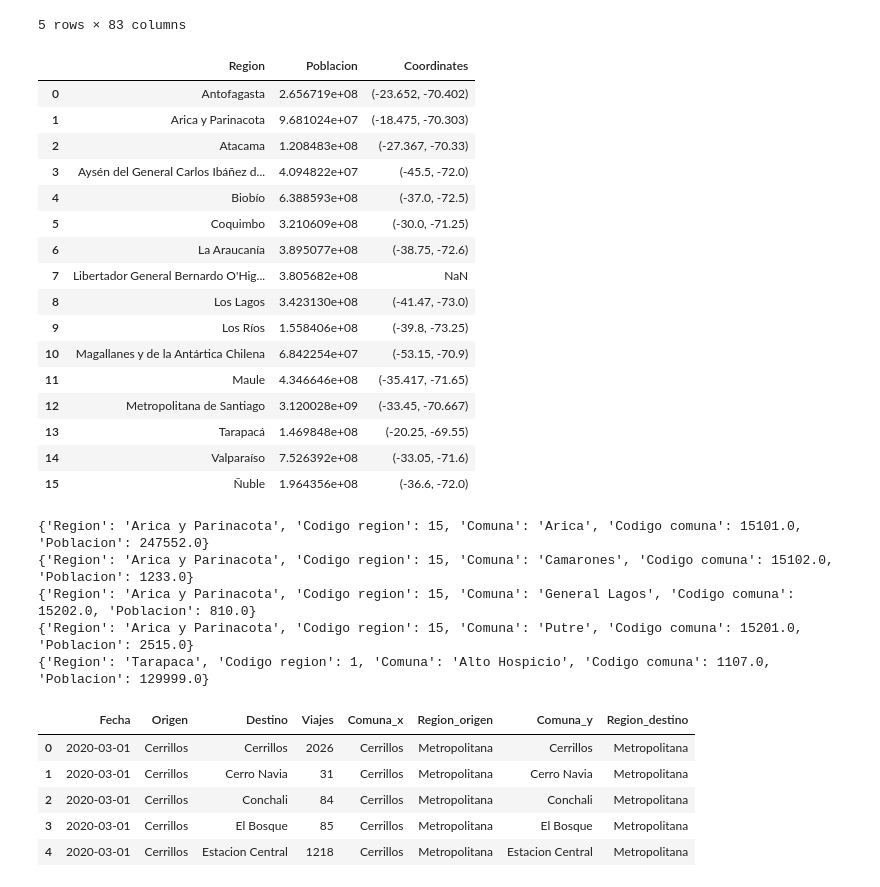
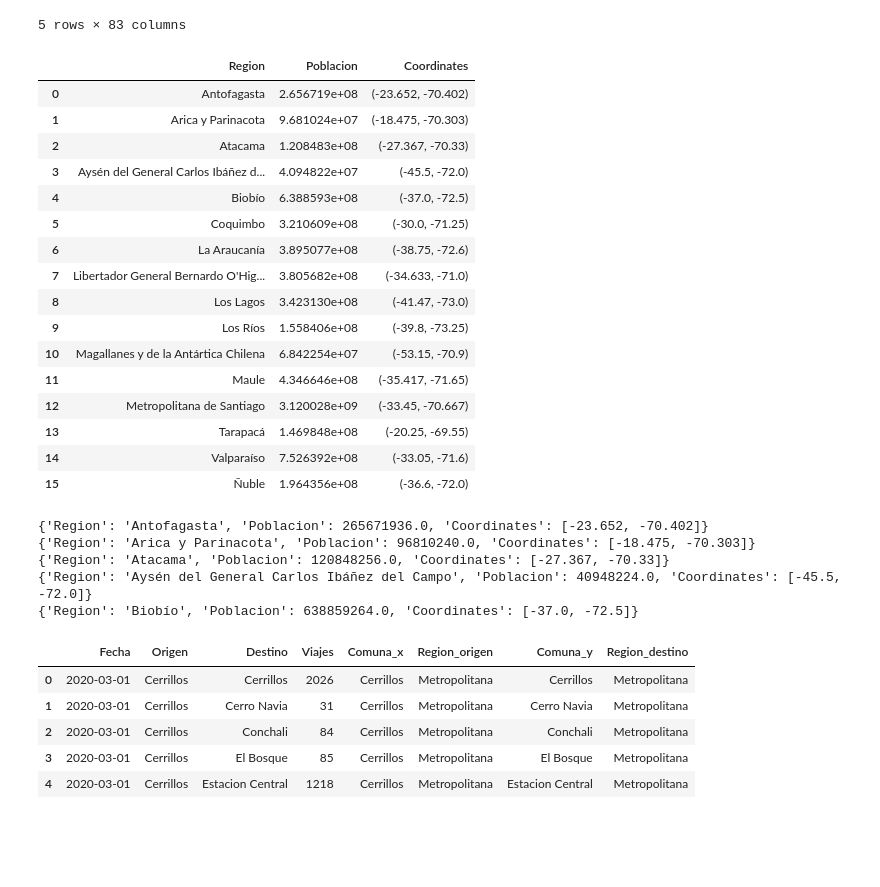
Before and after one commit to Ivan-Arias/Covid-19-Mov, a Jupyter notebook: Movilidad_Chile.ipynb, the cells around one changed output. Drawn from its saved outputs; the diff is of its cells as text; code cells hidden in the pictures; blank space fills up the shorter version.

```diff
--- a/Movilidad_Chile.ipynb
+++ b/Movilidad_Chile.ipynb
@@ -489,8 +489,6 @@ df_poblacion.head()
 # %%
 df_poblacion = df_poblacion[['Region', 'Codigo region', 'Comuna', 'Codigo comuna', 'Poblacion']]
 # %%
-# prompt: necesito un df que contenga la región y la población total por región, acompañada de una nueva columna que tenga las coordenadas de latitud y longitud de la región
-
 # Create a dictionary to store region coordinates (replace with actual coordinates)
 region_coordinates = {
     'Arica y Parinacota': (-18.475, -70.303),
@@ -500,35 +498,35 @@ region_coordinates = {
     'Coquimbo': (-30.0, -71.25),
     'Valparaíso': (-33.05, -71.6),
     'Metropolitana de Santiago': (-33.45, -70.667),
-    'Libertador General Bernardo O''Higgins': (-34.633, -71.0),
+    'Libertador General Bernardo O\'Higgins': (-34.633, -71.0),
     'Maule': (-35.417, -71.65),
     'Ñuble': (-36.6, -72.0),
     'Biobío': (-37.0, -72.5),
     'La Araucanía': (-38.75, -72.6),
     'Los Ríos': (-39.8, -73.25),
     'Los Lagos': (-41.47, -73.0),
     'Aysén del General Carlos Ibáñez del Campo': (-45.5, -72.0),
     'Magallanes y de la Antártica Chilena': (-53.15, -70.9)
 }
 
 # Group by region and sum the population
 population_by_region = df.groupby('Region')['Poblacion'].sum().reset_index()
 
 # Add the coordinates column
 population_by_region['Coordinates'] = population_by_region['Region'].map(region_coordinates)
 
 # Display the DataFrame
 population_by_region
 # %% [output]
 |  | Region | Poblacion | Coordinates |
 | 0 | Antofagasta | 2.656719e+08 | (-23.652, -70.402) |
 | 1 | Arica y Parinacota | 9.681024e+07 | (-18.475, -70.303) |
 | 2 | Atacama | 1.208483e+08 | (-27.367, -70.33) |
 | 3 | Aysén del General Carlos Ibáñez d... | 4.094822e+07 | (-45.5, -72.0) |
 | 4 | Biobío | 6.388593e+08 | (-37.0, -72.5) |
 | 5 | Coquimbo | 3.210609e+08 | (-30.0, -71.25) |
 | 6 | La Araucanía | 3.895077e+08 | (-38.75, -72.6) |
-| 7 | Libertador General Bernardo O'Hig... | 3.805682e+08 | NaN |
+| 7 | Libertador General Bernardo O'Hig... | 3.805682e+08 | (-34.633, -71.0) |
 | 8 | Los Lagos | 3.423130e+08 | (-41.47, -73.0) |
 | 9 | Los Ríos | 1.558406e+08 | (-39.8, -73.25) |
 | 10 | Magallanes y de la Antártica Chilena | 6.842254e+07 | (-53.15, -70.9) |
@@ -559,9 +538,9 @@ print(population_by_region[population_by_region['Region'] == 'Libertador General
 # %%
 import json
 
-df_poblacion.to_json('df_poblacion.json', orient='records')
+population_by_region.to_json('population_by_region.json', orient='records')
 
-with open('df_poblacion.json', 'r') as f:
+with open('population_by_region.json', 'r') as f:
     data = json.load(f)
 
 # Mostrar los primeros 5 registros
@@ -569,11 +548,11 @@ for i in range(5):
     data[i]
     print(data[i])
 # %% [output]
-{'Region': 'Arica y Parinacota', 'Codigo region': 15, 'Comuna': 'Arica', 'Codigo comuna': 15101.0, 'Poblacion': 247552.0}
-{'Region': 'Arica y Parinacota', 'Codigo region': 15, 'Comuna': 'Camarones', 'Codigo comuna': 15102.0, 'Poblacion': 1233.0}
-{'Region': 'Arica y Parinacota', 'Codigo region': 15, 'Comuna': 'General Lagos', 'Codigo comuna': 15202.0, 'Poblacion': 810.0}
-{'Region': 'Arica y Parinacota', 'Codigo region': 15, 'Comuna': 'Putre', 'Codigo comuna': 15201.0, 'Poblacion': 2515.0}
-{'Region': 'Tarapaca', 'Codigo region': 1, 'Comuna': 'Alto Hospicio', 'Codigo comuna': 1107.0, 'Poblacion': 129999.0}
+{'Region': 'Antofagasta', 'Poblacion': 265671936.0, 'Coordinates': [-23.652, -70.402]}
+{'Region': 'Arica y Parinacota', 'Poblacion': 96810240.0, 'Coordinates': [-18.475, -70.303]}
+{'Region': 'Atacama', 'Poblacion': 120848256.0, 'Coordinates': [-27.367, -70.33]}
+{'Region': 'Aysén del General Carlos Ibáñez del Campo', 'Poblacion': 40948224.0, 'Coordinates': [-45.5, -72.0]}
+{'Region': 'Biobío', 'Poblacion': 638859264.0, 'Coordinates': [-37.0, -72.5]}
 # %%
 # Merge
 df_transp_pub = pd.merge(df_transp_pub, df_poblacion[['Comuna', 'Region']], left_on='Origen', right_on='Comuna', how='left')
```
Also changed, not shown: parts of 1 cell of this notebook.
